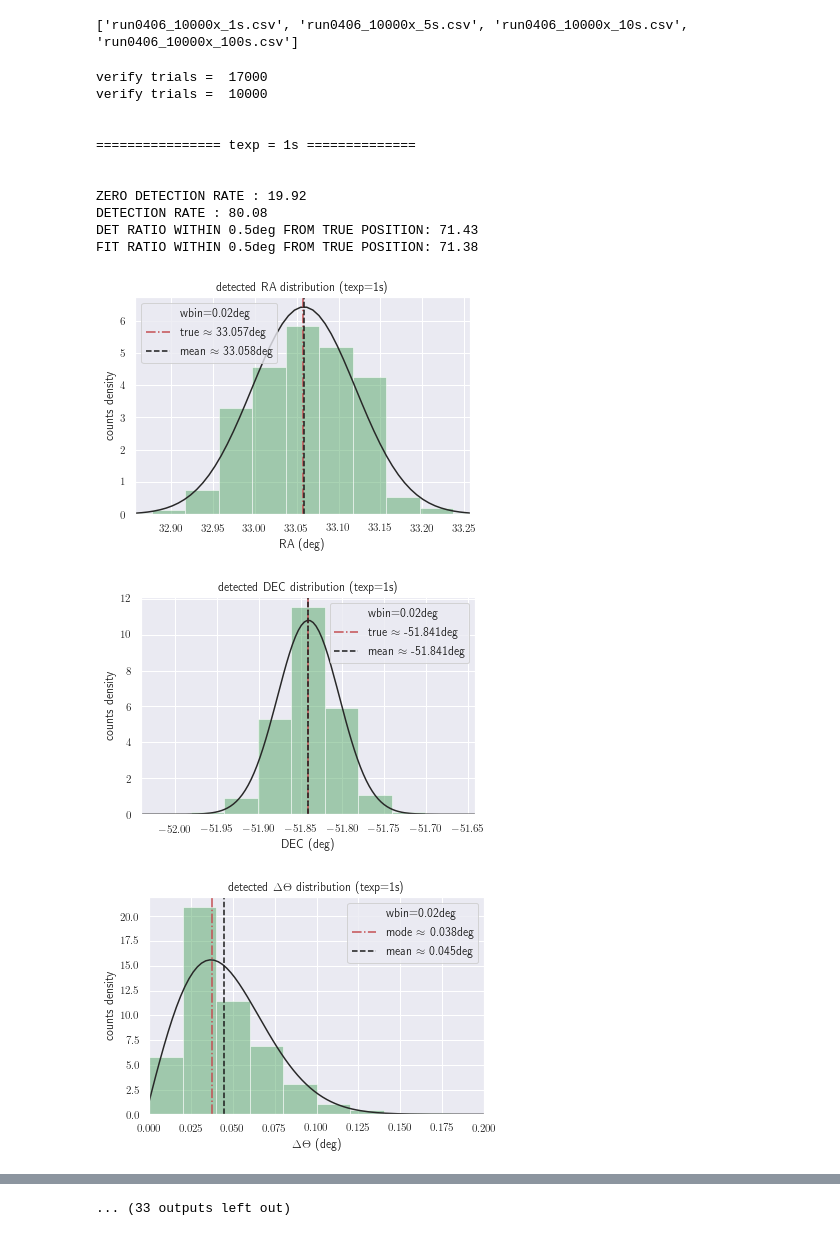
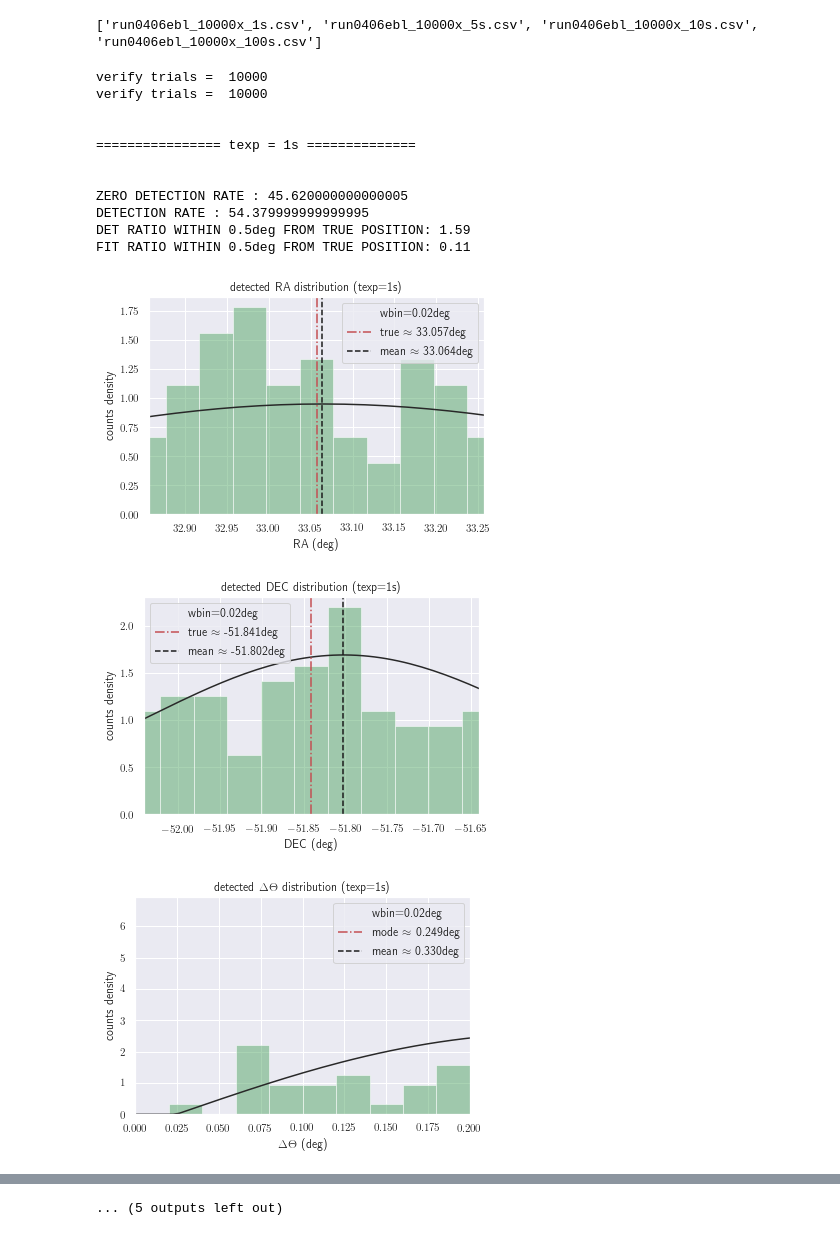
Before and after one commit to ambra-dipiano/thesis, a Jupyter notebook: notebook_RTAdetection_plots_v07.ipynb, the cells around one changed output, grey strips where cells are left out. Cells and saved outputs as stored; diff of their text form; code cells hidden in the pictures.

```diff
--- a/notebook_RTAdetection_plots_v07.ipynb
+++ b/notebook_RTAdetection_plots_v07.ipynb
@@ -9,10 +9,9 @@ import pandas as pd
 from astropy import units as u
 from astropy.coordinates import SkyCoord
 
+Nchunk = 20
 trials = 10000
 path = '/home/ambra/Desktop/cluster-morgana/run0406_%dx_ebl/run0406/run0406_ID000126/csv/' %trials
-
-Nchunk = 30
 
 texp = [1,5,10,100]
 sigma = [5]
@@ -21,12 +20,12 @@ chunk = [i+1 for i in range(Nchunk)]
 csvName = [[]*i for i in range(len(texp))]
 for i in range(len(chunk)) :
     for j in range(len(texp)) :
-        csvName[j].append('run0406_%ds_chunk%02d.csv' % (texp[j], chunk[i]))
+        csvName[j].append('run0406ebl_%ds_chunk%02d.csv' % (texp[j], chunk[i]))
 
 # merge files ---!
 csvMerged= []
 for j in range(len(texp)) :
-    csvMerged.append('run0406_%dx_%ds.csv' % (trials,texp[j]))
+    csvMerged.append('run0406ebl_%dx_%ds.csv' % (trials,texp[j]))
 
     fout = open(path+csvMerged[j],'w+')
     # first file ---!
@@ -58,7 +57,7 @@ conf_probs = [0.6827, 0.9545, 0.9973, 0.99994]
 fontsize=12
 CI_colors = ['k', 'r', 'g', 'w']
 # %% [output]
-['run0406_10000x_1s.csv', 'run0406_10000x_5s.csv', 'run0406_10000x_10s.csv', 'run0406_10000x_100s.csv']
+['run0406ebl_10000x_1s.csv', 'run0406ebl_10000x_5s.csv', 'run0406ebl_10000x_10s.csv', 'run0406ebl_10000x_100s.csv']
 # %%
 # =============================
 # !!! ALL STATISTICAL PLOTS !!!
@@ -148,8 +147,12 @@ for n in range(len(texp)) :
     for i in range(len(d_det)) :
         tmp += d_det[i]**2
 
-    mode_det = np.sqrt(1/(2*len(d_det)) * tmp)
-    MLE_det = 0.606/mode_det
+    if len(d_det) != 0.0 :
+        mode_det = np.sqrt(1/(2*len(d_det)) * tmp)
+        MLE_det = 0.606/mode_det
+    else:
+        mode_det = np.nan
+        MLE_det = np.nan
 
     # FIT MAX LIKELIHOOD ---!
     distance_fit = []
@@ -181,7 +184,10 @@ for n in range(len(texp)) :
     for i in range(len(d_fit)) :
         tmp += d_fit[i]**2
 
-    mode_fit = np.sqrt(1/(2*len(d_fit)) * tmp)
+    if len(d_fit) != 0.0 :
+        mode_fit = np.sqrt(1/(2*len(d_fit)) * tmp)
+    else :
+        mode_fit=np.nan
 
 
     # DETECTION 1D ---!
@@ -253,38 +259,38 @@ for n in range(len(texp)) :
     plt.close()
 
     # BEST FIT 2D ---!
     fig, ax = hist2d_gauss_CI(ra_fit, dec_fit, nbin=Fnbin, width=Fwidth, threshold=threshold, nstd=nstd,
                               xcentre=trueRA, ycentre=trueDEC,
                               colors=CI_colors, xlabel='RA (deg)',
                               ylabel='DEC (deg)', title='best fit confidence regions', fontsize=fontsize,
                               filename='hist2d_FITgauss.png')
     plt.show()
     plt.close()
 
     fig, ax = hist2d_rayleigh_CI(ra_fit, dec_fit, nbin=Fnbin, width=Fwidth, threshold=threshold,
                                  xcentre=trueRA, ycentre=trueDEC, rayleigh_prms={'loc':0,'scale':mode_fit},
                                  probs=conf_probs, colors=CI_colors,
                                  xlabel='RA (deg)', ylabel='DEC (deg)',
                                  title='best fit confidence regions', fontsize=fontsize,
                                  filename='hist2d_FITrayleigh.png')
     plt.show()
     plt.close()
 
 
 
 print('\n\nok')
 # %% [output]
-verify trials =  17000
+verify trials =  10000
 verify trials =  10000
 
 
 ================ texp = 1s ==============
 
 
-ZERO DETECTION RATE : 19.92
-DETECTION RATE : 80.08
-DET RATIO WITHIN 0.5deg FROM TRUE POSITION: 71.43
-FIT RATIO WITHIN 0.5deg FROM TRUE POSITION: 71.38
+ZERO DETECTION RATE : 45.620000000000005
+DETECTION RATE : 54.379999999999995
+DET RATIO WITHIN 0.5deg FROM TRUE POSITION: 1.59
+FIT RATIO WITHIN 0.5deg FROM TRUE POSITION: 0.11
-[figure, old version]
+[figure, new version]
-[figure, old version]
+[figure, new version]
-[figure, old version]
+[figure, new version]
@@ -305 +311 @@ FIT RATIO WITHIN 0.5deg FROM TRUE POSITION: 99.97
-... (33 outputs left out)
+... (5 outputs left out)
```
Also changed, not shown: parts of 1 cell of this notebook, 4 other files.
